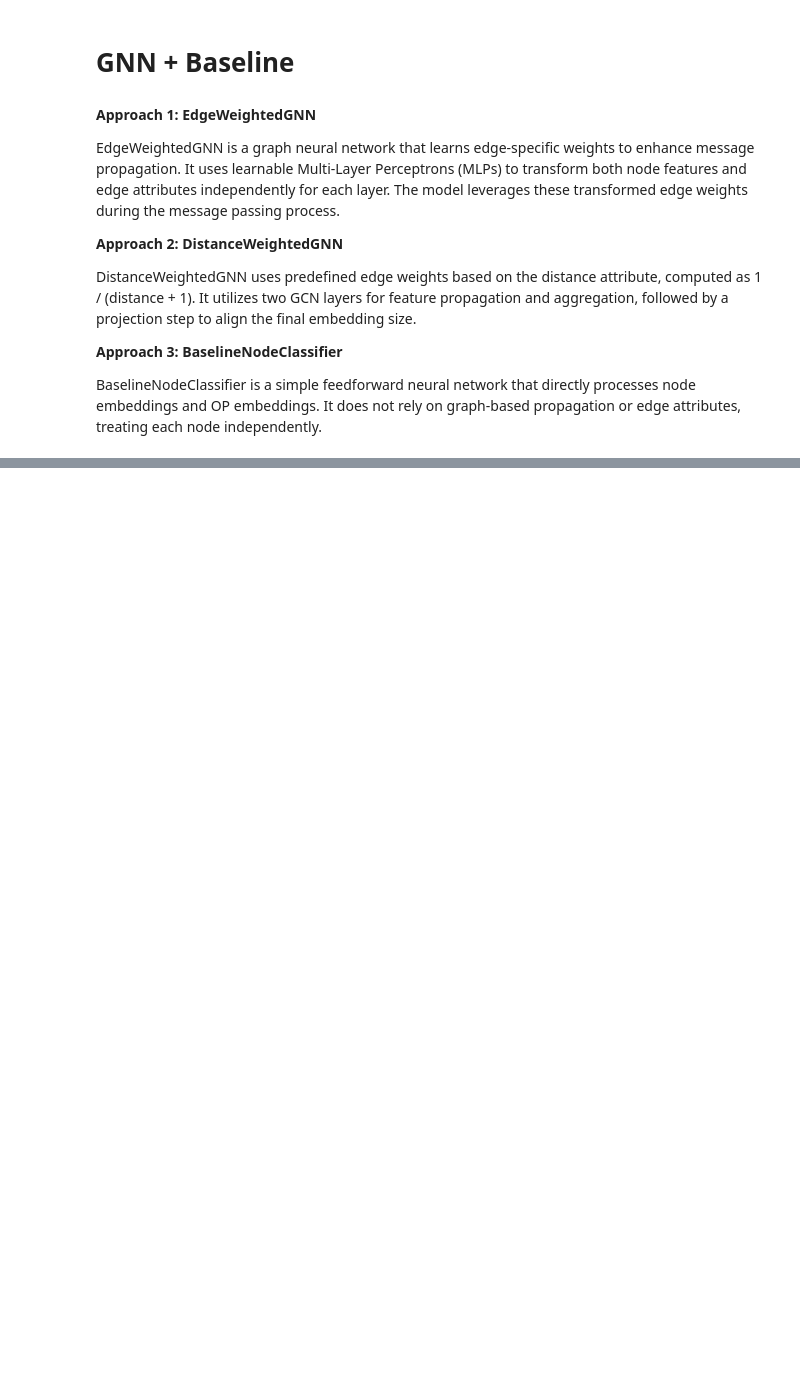
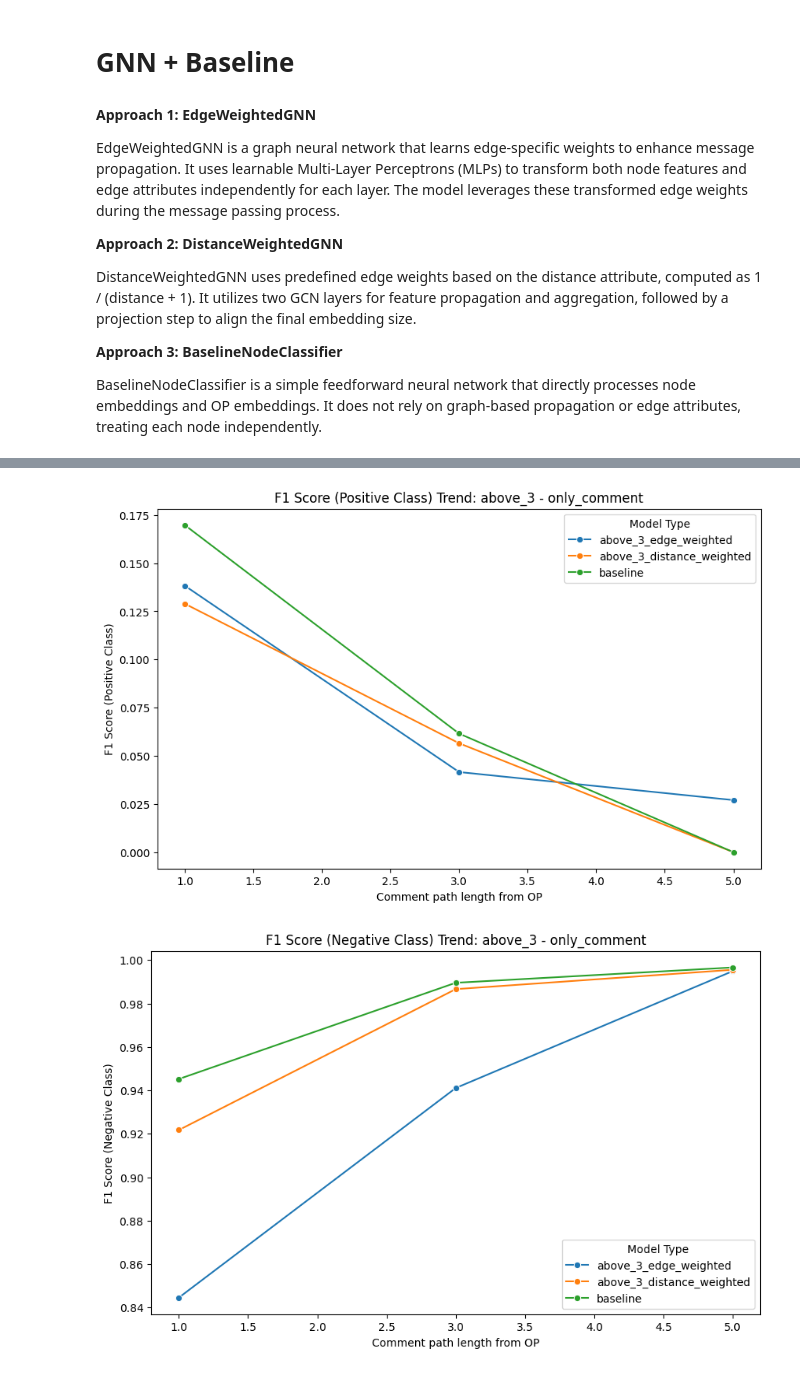
Before and after one commit to denisrize/GNN-Persuasion-Prediction, a Jupyter notebook: CMV_pipeline.ipynb, the cells around one changed output, grey strips where cells are left out. Cells and saved outputs as stored; diff of their text form; code cells hidden in the pictures; blank space fills up the shorter version.

Commit message:
classification pipeline

```diff
--- a/CMV_pipeline.ipynb
+++ b/CMV_pipeline.ipynb
@@ -1455,0 +1986,8 @@ weighted avg       0.97      0.40      0.55       856
+# %%
+train_df = flatten_dataset_with_multiple_model_embeddings(train_dataset, best_models, comment_to_include, device=device)
+# Save the flattened dataset to disk
+# train_df.to_csv(root_dir+'/embedding/train_combined_emb_df.csv', index=False)
+# %%
+test_df = flatten_dataset_with_multiple_model_embeddings(test_dataset, best_models, comment_to_include, device=device)
+# Save the flattened dataset to disk
+# test_df.to_csv(root_dir+'/embedding/test_combined_emb_df.csv', index=False)
@@ -1455,0 +2349,9 @@ weighted avg       0.97      0.40      0.55       856
+# %%
+results_df = pd.concat(results)
+create_trend_plots(results_df, root_dir+'/classification_results')
+# %%
+# Load the results from disk
+old_results = pd.read_csv(root_dir+'/classification_results/all_results.csv')
+# combine all results and save
+results_df = pd.concat([old_results, results_df])
+create_trend_plots(results_df, root_dir+'/classification_results')
@@ -1455,0 +2360,35 @@ weighted avg       0.97      0.40      0.55       856
+# %%
+categories = ["above_3"] # "all","pair",
+feature_groups = ["only_comment", "comment_plus_op", "comment_plus_op_enhanced"] # ,
+
+metrics = [
+("f1_score_positive", "F1 Score (Positive Class)"),
+("f1_score_negative", "F1 Score (Negative Class)"),
+]
+
+for category in categories:
+    category_results = results_df[(results_df["model_type"].str.contains(category)) | (results_df["model_type"] == 'baseline')]
+    for feature_group in feature_groups:
+        feature_results = category_results[category_results["config_name"] == feature_group]
+        for metric_key, metric_name in metrics:
+            plt.figure(figsize=(10, 6))
+            sns.lineplot(
+                data=feature_results,
+                x="distance",
+                y=metric_key,
+                hue="model_type",
+                marker="o"
+            )
+            plt.title(f"{metric_name} Trend: {category} - {feature_group}")
+            plt.xlabel("Comment path length from OP")
+            plt.ylabel(metric_name)
+            plt.legend(title="Model Type")
+            plt.show()
+            # plot_path = os.path.join(category_dir, f"{feature_group}_{metric_key}_trend.png")
+            # plt.savefig(plot_path)
+            # plt.close()
+
+            # print(f"Saved trend plot: {plot_path}")
+# %% [output]
+[figure, added]
+[figure, added]
```
Also changed, not shown: parts of 60 cells of this notebook, 6 other files.
